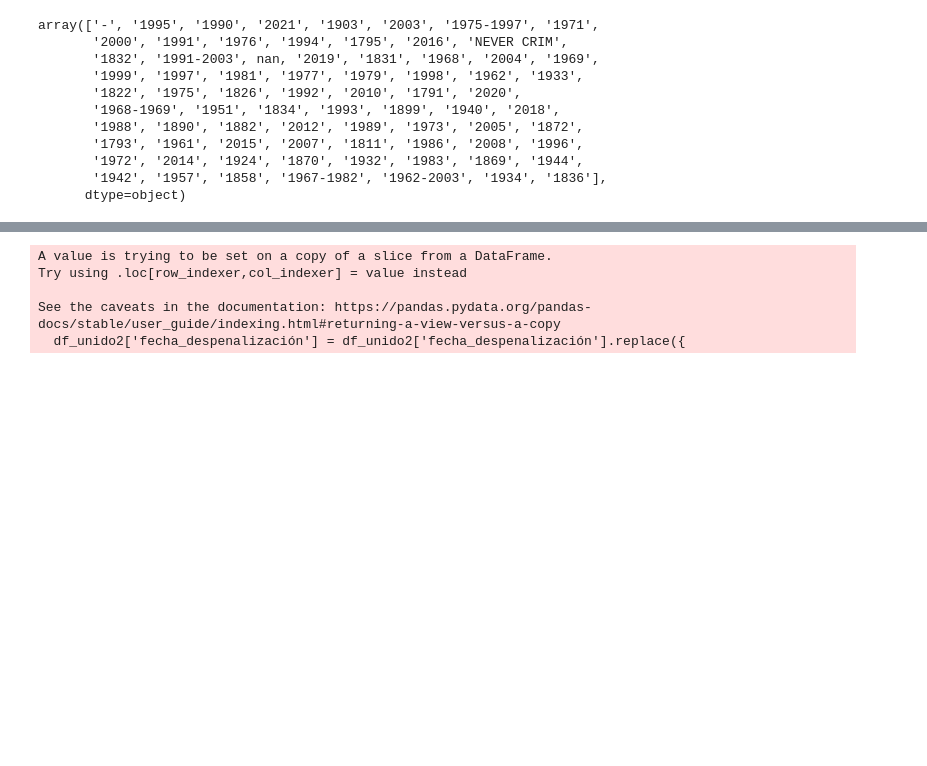
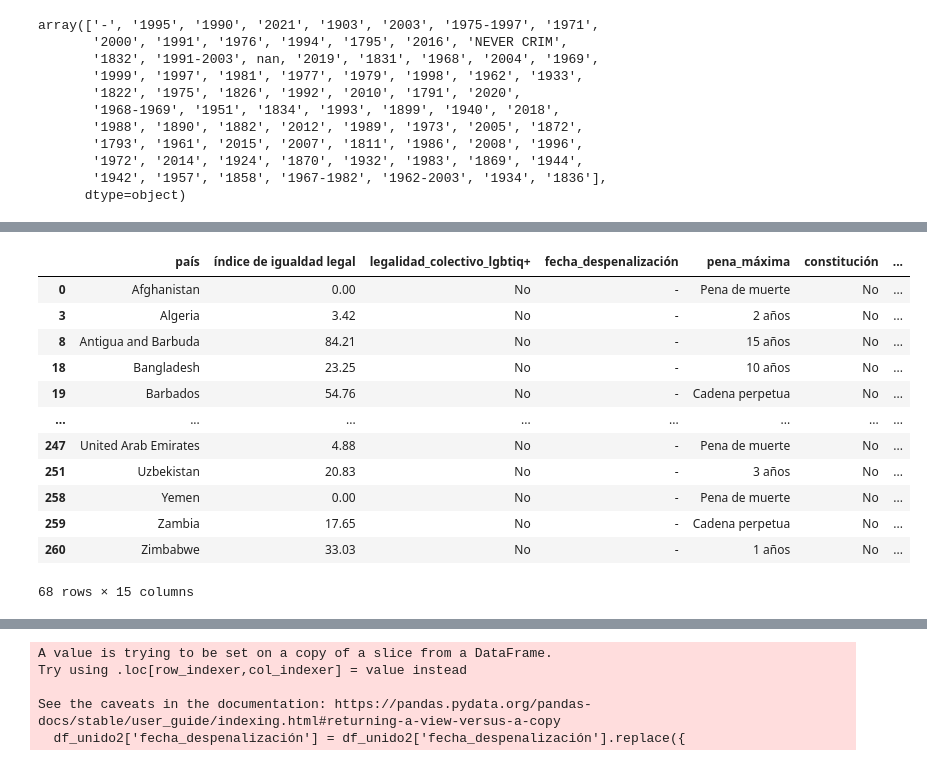
Before and after one commit to ArianaPapantonio/proyecto-da-promo-k-modulo-4-team-3, a Jupyter notebook: DF_1_FASE_EDA.ipynb, the cells around one changed output, grey strips where cells are left out. Drawn from its saved outputs; the diff is of its cells as text; code cells hidden in the pictures; blank space fills up the shorter version.

```diff
--- a/DF_1_FASE_EDA.ipynb
+++ b/DF_1_FASE_EDA.ipynb
@@ -672,0 +716,16 @@ array(['-', '1995', '1990', '2021', '1903', '2003', '1975-1997', '1971',
+# %%
+df_unido2[df_unido2['fecha_despenalización'] == '-']
+# %% [output]
+|  | país | índice de igualdad legal | legalidad_colectivo_lgbtiq+ | fecha_despenalización | pena_máxima | constitución | ... |
+| 0 | Afghanistan | 0.00 | No | - | Pena de muerte | No | ... |
+| 3 | Algeria | 3.42 | No | - | 2 años | No | ... |
+| 8 | Antigua and Barbuda | 84.21 | No | - | 15 años | No | ... |
+| 18 | Bangladesh | 23.25 | No | - | 10 años | No | ... |
+| 19 | Barbados | 54.76 | No | - | Cadena perpetua | No | ... |
+| ... | ... | ... | ... | ... | ... | ... | ... |
+| 247 | United Arab Emirates | 4.88 | No | - | Pena de muerte | No | ... |
+| 251 | Uzbekistan | 20.83 | No | - | 3 años | No | ... |
+| 258 | Yemen | 0.00 | No | - | Pena de muerte | No | ... |
+| 259 | Zambia | 17.65 | No | - | Cadena perpetua | No | ... |
+| 260 | Zimbabwe | 33.03 | No | - | 1 años | No | ... |
+68 rows × 15 columns
```
Also changed, not shown: parts of 7 cells of this notebook, 3 other files.
